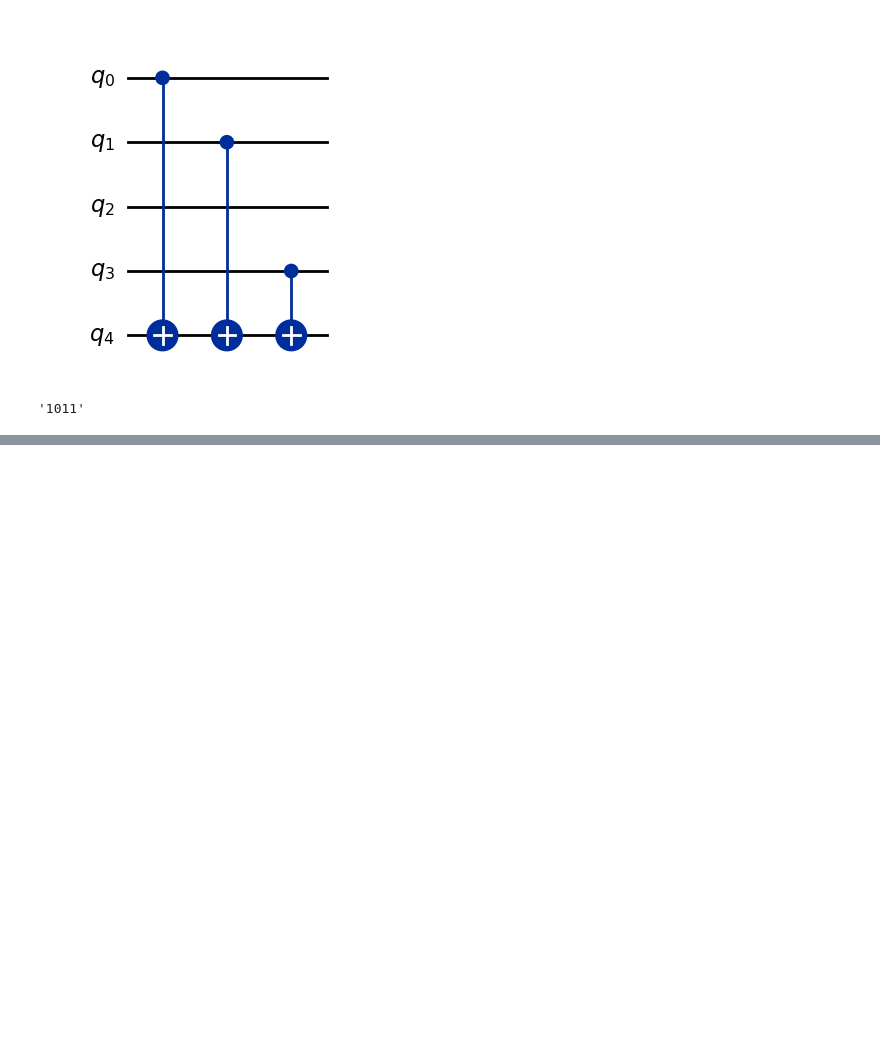
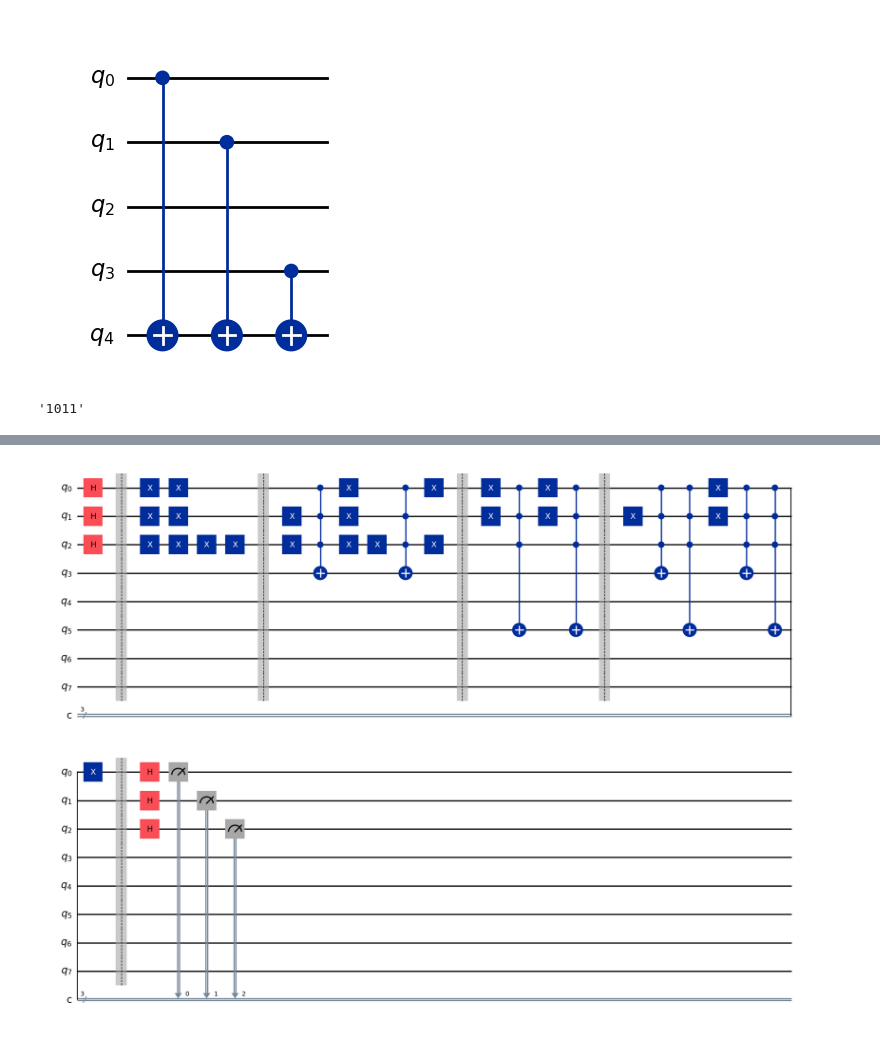
Before and after one commit to Mir-Ilham/qiskit-ibm-quantum-study, a Jupyter notebook: fundamentals-of-quantum-algorithms/1-quantum-query-algorithms.ipynb, the cells around one changed output, grey strips where cells are left out. Saved outputs shown, nothing was run; the diff lists cells and outputs as text; code cells hidden in the pictures; blank space fills up the shorter version.

```diff
--- a/fundamentals-of-quantum-algorithms/1-quantum-query-algorithms.ipynb
+++ b/fundamentals-of-quantum-algorithms/1-quantum-query-algorithms.ipynb
@@ -249,0 +358,16 @@ display(bv_algorithm(bv_query("1011")))
+# %%
+def compile_simons_circuit(input_qubits: int, output_qubits: int, s: str):
+    # Compiles a circuit for use in Simon's algorithm.
+    oracle = simons_oracle(input_qubits, output_qubits, s)
+
+    qc = QuantumCircuit(input_qubits + output_qubits, input_qubits)
+    qc.h(range(input_qubits))
+    qc.compose(oracle, inplace=True)
+    qc.h(range(input_qubits))
+    qc.measure(range(input_qubits), range(input_qubits))
+
+    return qc
+# %%
+compile_simons_circuit(3, 5, "011").draw(output="mpl")
+# %% [output]
+[figure, added]
```
Also changed, not shown: parts of 12 cells of this notebook, 1 other file.
